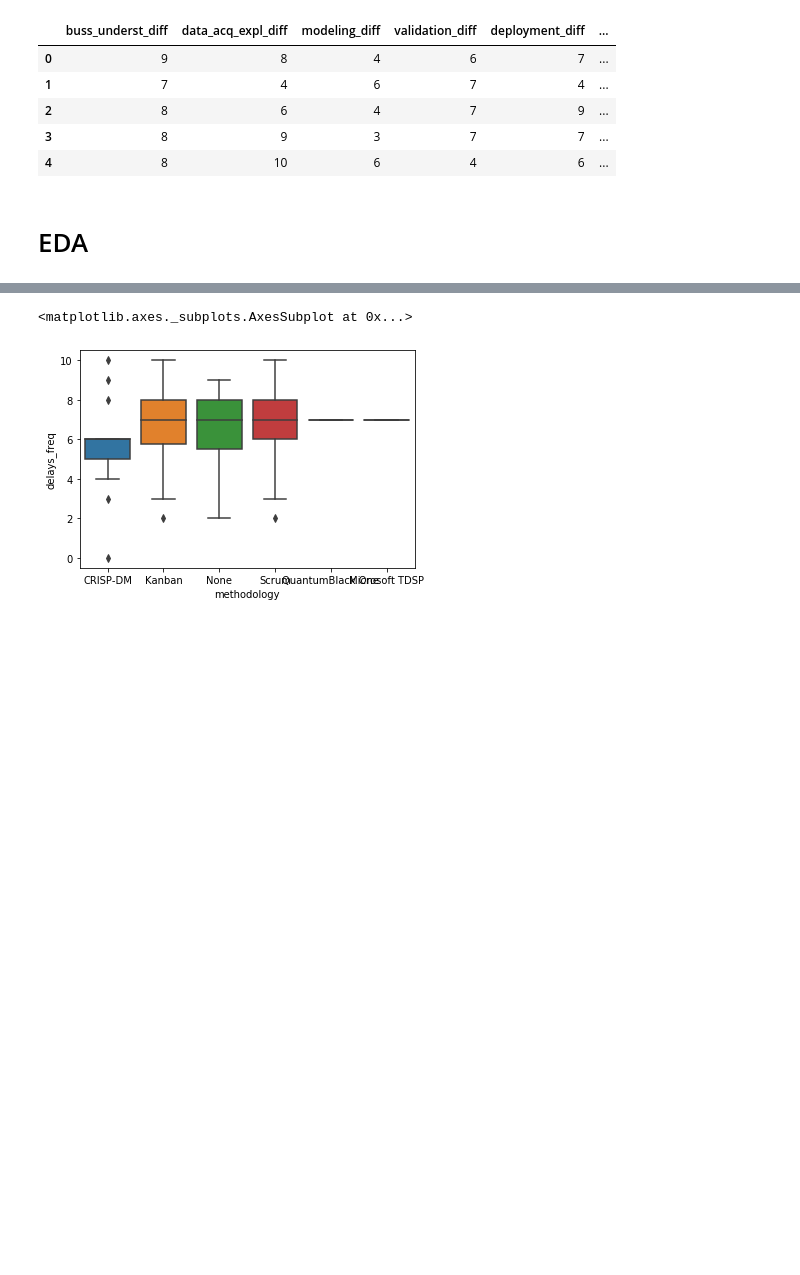
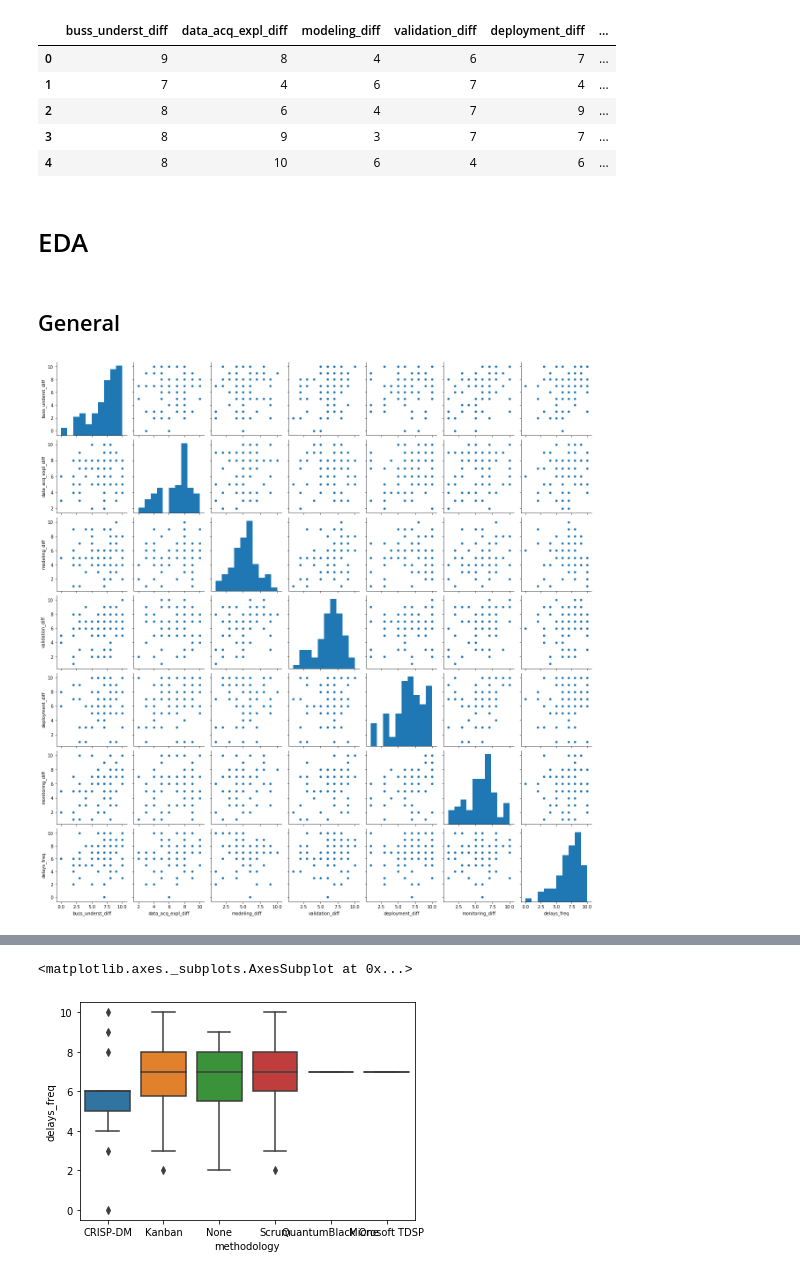
Before and after one commit to welberthdouglas/DS_projects_survey, a Jupyter notebook: EDA_survey.ipynb, the cells around one changed output, grey strips where cells are left out. Drawn from its saved outputs; the diff is of its cells as text; code cells hidden in the pictures; blank space fills up the shorter version.

```diff
--- a/EDA_survey.ipynb
+++ b/EDA_survey.ipynb
@@ -52,3 +54,9 @@ data.head()
 | 4 | 8 | 10 | 6 | 4 | 6 | ... |
 # %% [markdown]
 # EDA
+# %% [markdown]
+## General
+# %%
+sns.pairplot(data.iloc[:,:7]);
+# %% [output]
+[figure, added]
```
Also changed, not shown: parts of 17 cells of this notebook, 1 other file.
